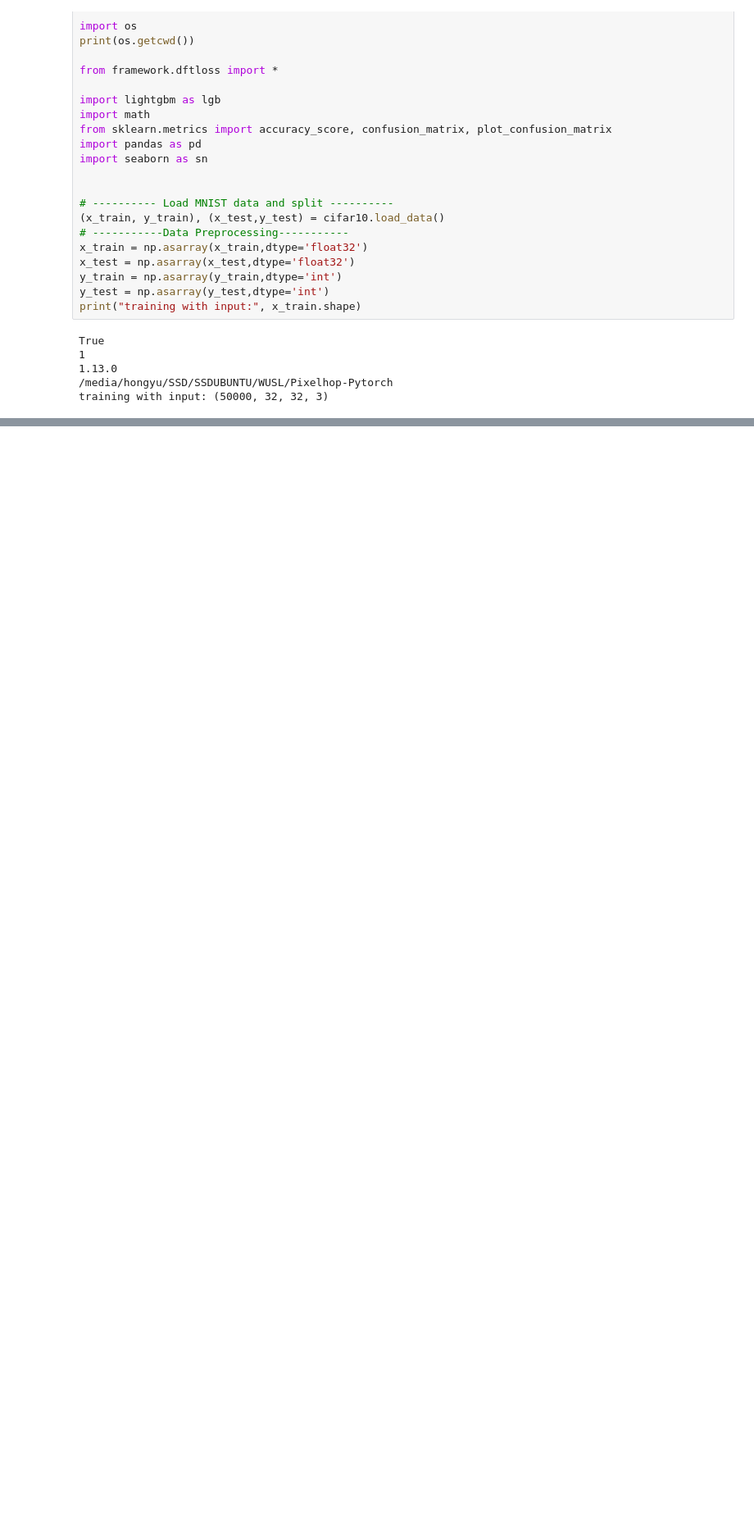
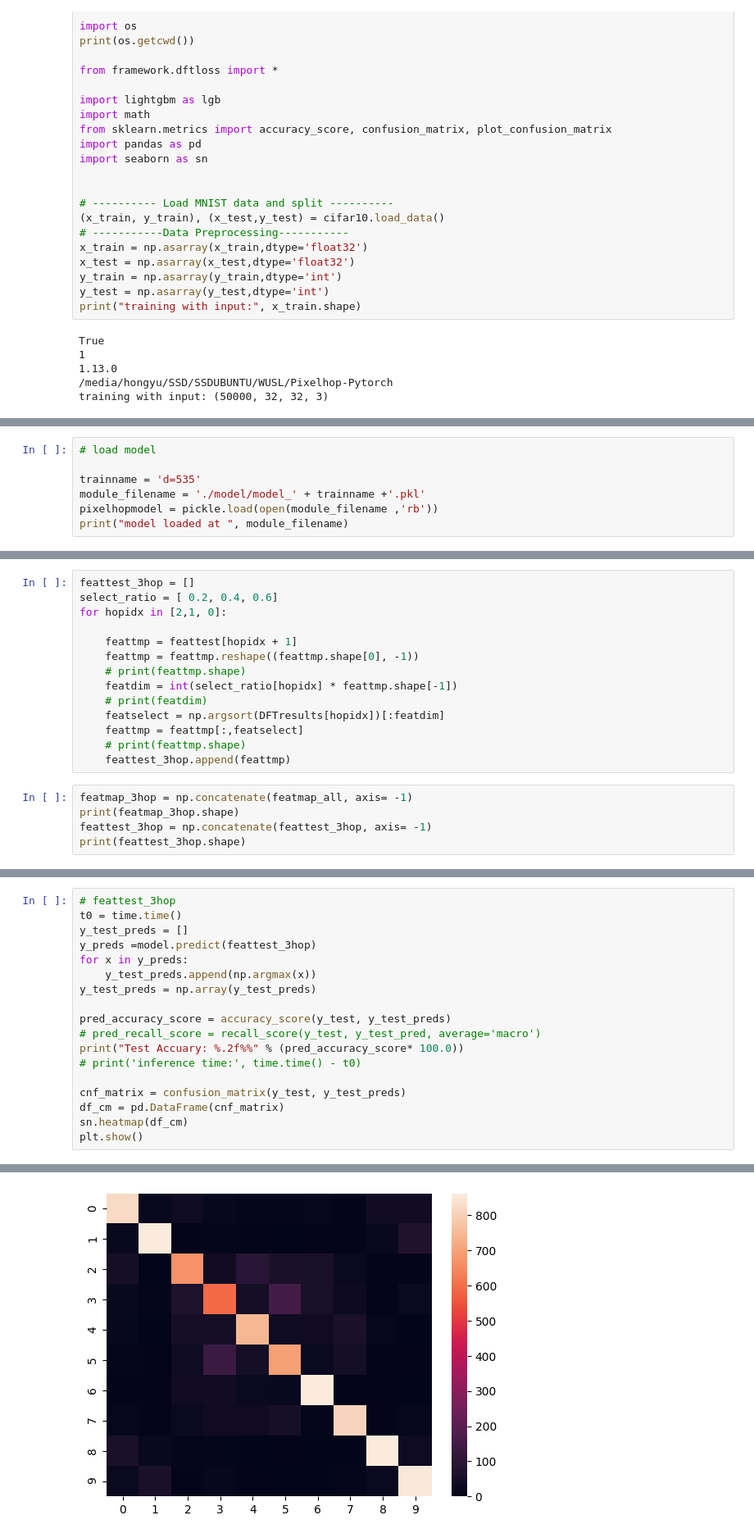
Before and after one commit to ChuniHiro/Pixelhop-Pytorch, a Jupyter notebook: PixelhopDCAC.ipynb, the cells around one changed output, grey strips where cells are left out. Shown at 82% size. Saved outputs shown, nothing was run; the diff lists cells and outputs as text; blank space fills up the shorter version.

```diff
--- a/PixelhopDCAC.ipynb
+++ b/PixelhopDCAC.ipynb
@@ -143,0 +684,7 @@ for featmap in featmaps:
+# %%
+# load model
+
+trainname = 'd=535'
+module_filename = './model/model_' + trainname +'.pkl'
+pixelhopmodel = pickle.load(open(module_filename ,'rb'))
+print("model loaded at ", module_filename)
@@ -143,0 +745,19 @@ for featmap in featmaps:
+# %%
+feattest_3hop = []
+select_ratio = [ 0.2, 0.4, 0.6]
+for hopidx in [2,1, 0]:
+
+    feattmp = feattest[hopidx + 1]
+    feattmp = feattmp.reshape((feattmp.shape[0], -1))
+    # print(feattmp.shape)
+    featdim = int(select_ratio[hopidx] * feattmp.shape[-1])
+    # print(featdim)
+    featselect = np.argsort(DFTresults[hopidx])[:featdim]
+    feattmp = feattmp[:,featselect]
+    # print(feattmp.shape)
+    feattest_3hop.append(feattmp)
+# %%
+featmap_3hop = np.concatenate(featmap_all, axis= -1)
+print(featmap_3hop.shape)
+feattest_3hop = np.concatenate(feattest_3hop, axis= -1)
+print(feattest_3hop.shape)
@@ -143,0 +879,19 @@ for featmap in featmaps:
+# %%
+# feattest_3hop
+t0 = time.time()
+y_test_preds = []
+y_preds =model.predict(feattest_3hop)
+for x in y_preds:
+    y_test_preds.append(np.argmax(x))
+y_test_preds = np.array(y_test_preds)
+
+pred_accuracy_score = accuracy_score(y_test, y_test_preds)
+# pred_recall_score = recall_score(y_test, y_test_pred, average='macro')
+print("Test Accuary: %.2f%%" % (pred_accuracy_score* 100.0))
+# print('inference time:', time.time() - t0)
+
+cnf_matrix = confusion_matrix(y_test, y_test_preds)
+df_cm = pd.DataFrame(cnf_matrix)
+sn.heatmap(df_cm)
+plt.show()
+# %% [output]
@@ -143,0 +899 @@ for featmap in featmaps:
+[figure, added]
```
Also changed, not shown: parts of 52 cells of this notebook.
